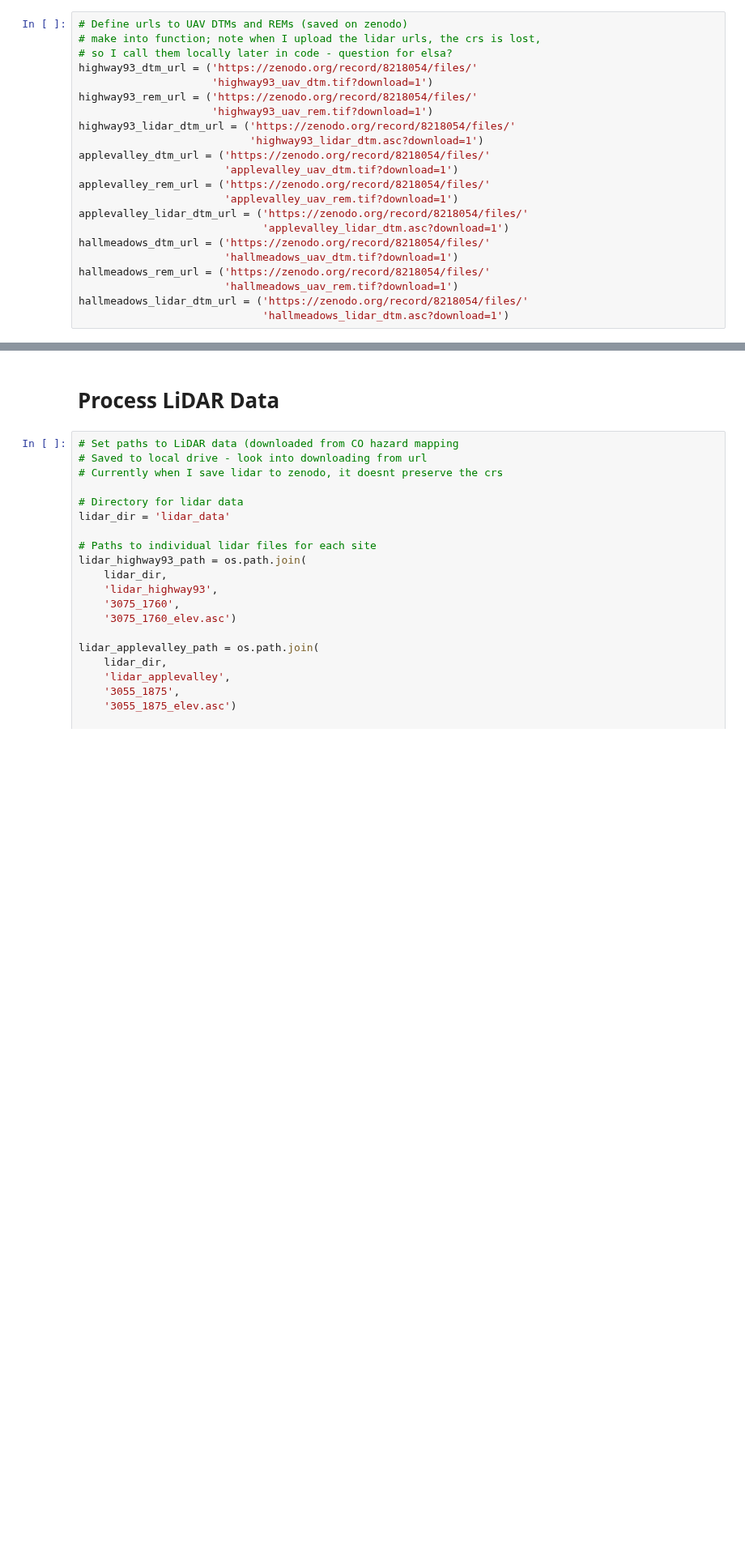
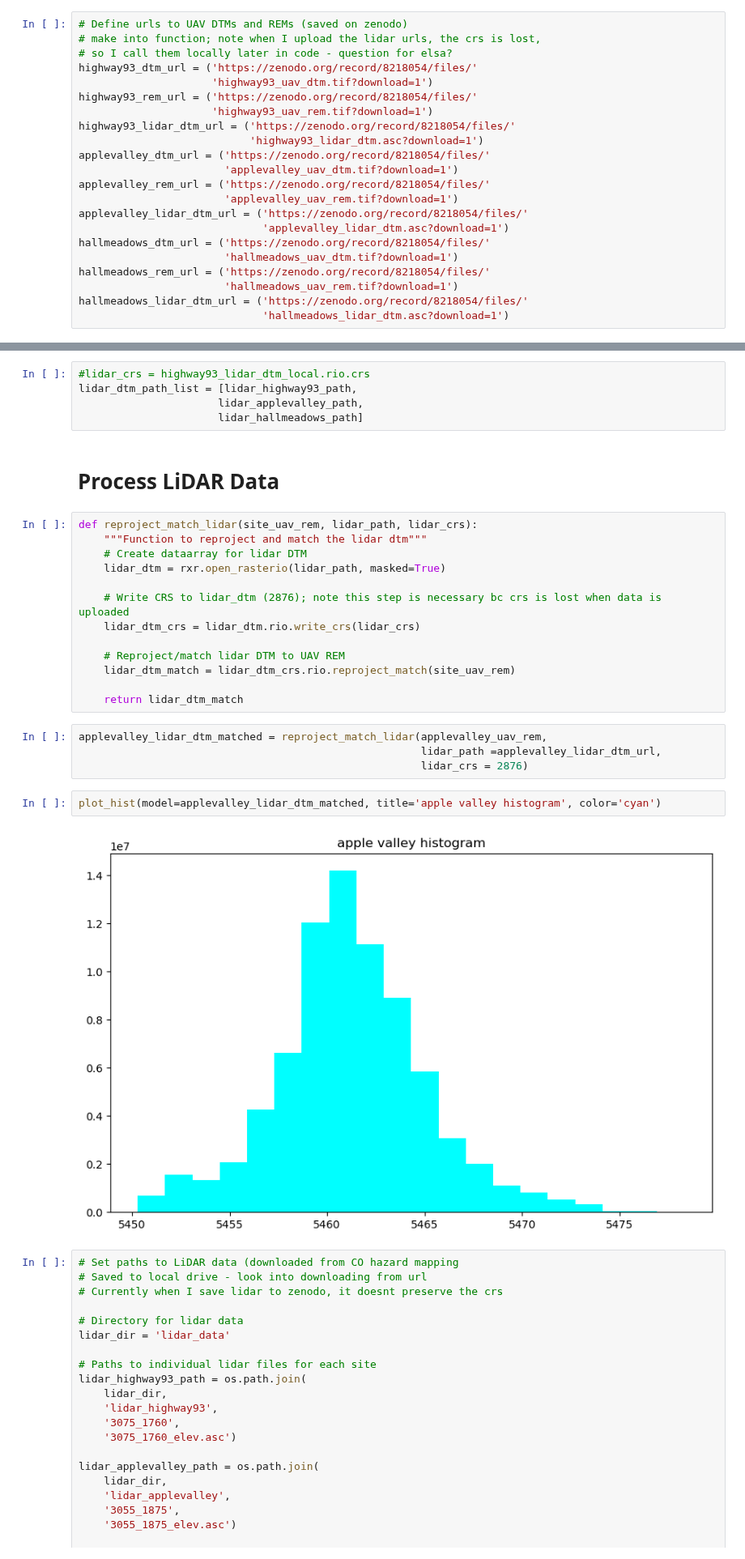
Before and after one commit to lechipman/example-project-repository, a Jupyter notebook: lidar_processing.ipynb, the cells around one changed output, grey strips where cells are left out. Shown at 81% size. Cells and saved outputs as stored; diff of their text form; blank space fills up the shorter version.

Commit message:
updating lidar

```diff
--- a/lidar_processing.ipynb
+++ b/lidar_processing.ipynb
@@ -88,5 +94,31 @@ uav_hm/dtm_hall_meadows.tif does not exist. Downloading...
+# %%
+#lidar_crs = highway93_lidar_dtm_local.rio.crs
+lidar_dtm_path_list = [lidar_highway93_path,
+                      lidar_applevalley_path,
+                      lidar_hallmeadows_path]
 # %% [markdown]
 # Process LiDAR Data
+# %%
+def reproject_match_lidar(site_uav_rem, lidar_path, lidar_crs):
+    """Function to reproject and match the lidar dtm"""
+    # Create dataarray for lidar DTM
+    lidar_dtm = rxr.open_rasterio(lidar_path, masked=True)
+
+    # Write CRS to lidar_dtm (2876); note this step is necessary bc crs is lost when data is uploaded
+    lidar_dtm_crs = lidar_dtm.rio.write_crs(lidar_crs)
+
+    # Reproject/match lidar DTM to UAV REM
+    lidar_dtm_match = lidar_dtm_crs.rio.reproject_match(site_uav_rem)
+
+    return lidar_dtm_match
+# %%
+applevalley_lidar_dtm_matched = reproject_match_lidar(applevalley_uav_rem,
+                                                      lidar_path =applevalley_lidar_dtm_url,
+                                                      lidar_crs = 2876)
+# %%
+plot_hist(model=applevalley_lidar_dtm_matched, title='apple valley histogram', color='cyan')
+# %% [output]
+[figure, added]
 # %%
 # Set paths to LiDAR data (downloaded from CO hazard mapping
 # Saved to local drive - look into downloading from url
```
Also changed, not shown: parts of 2 cells of this notebook.
